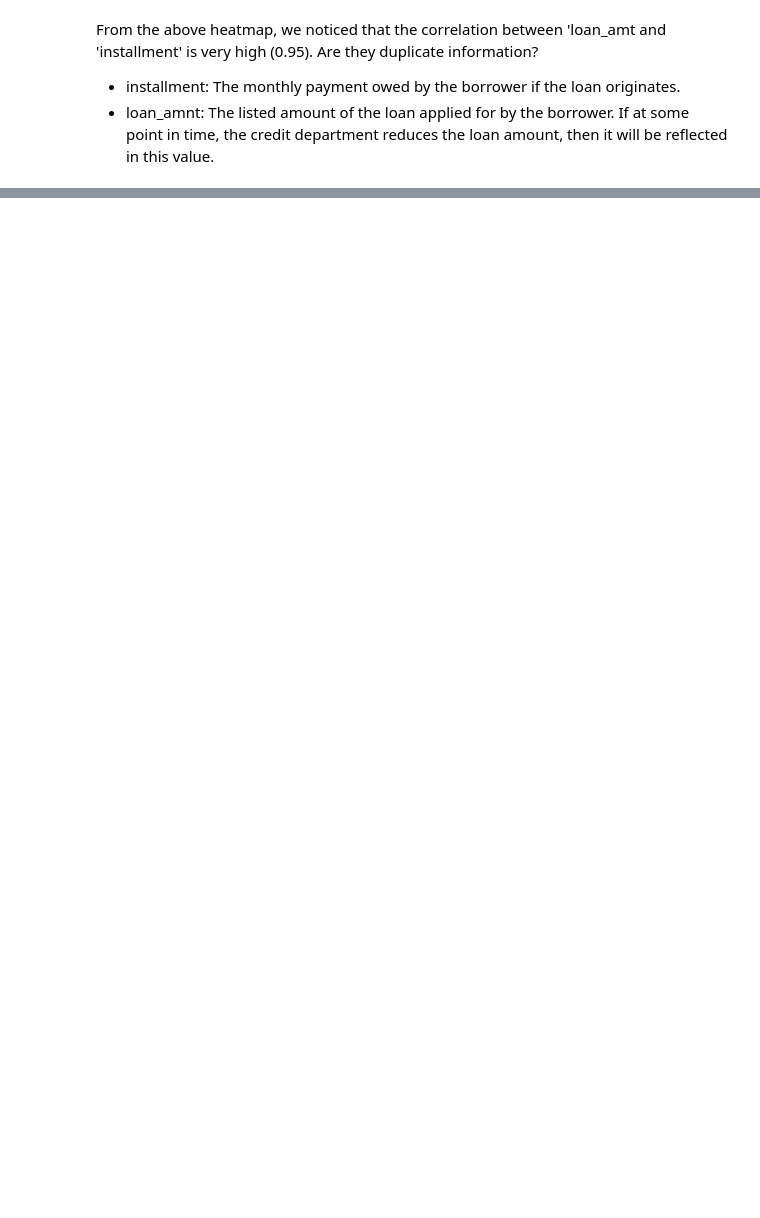
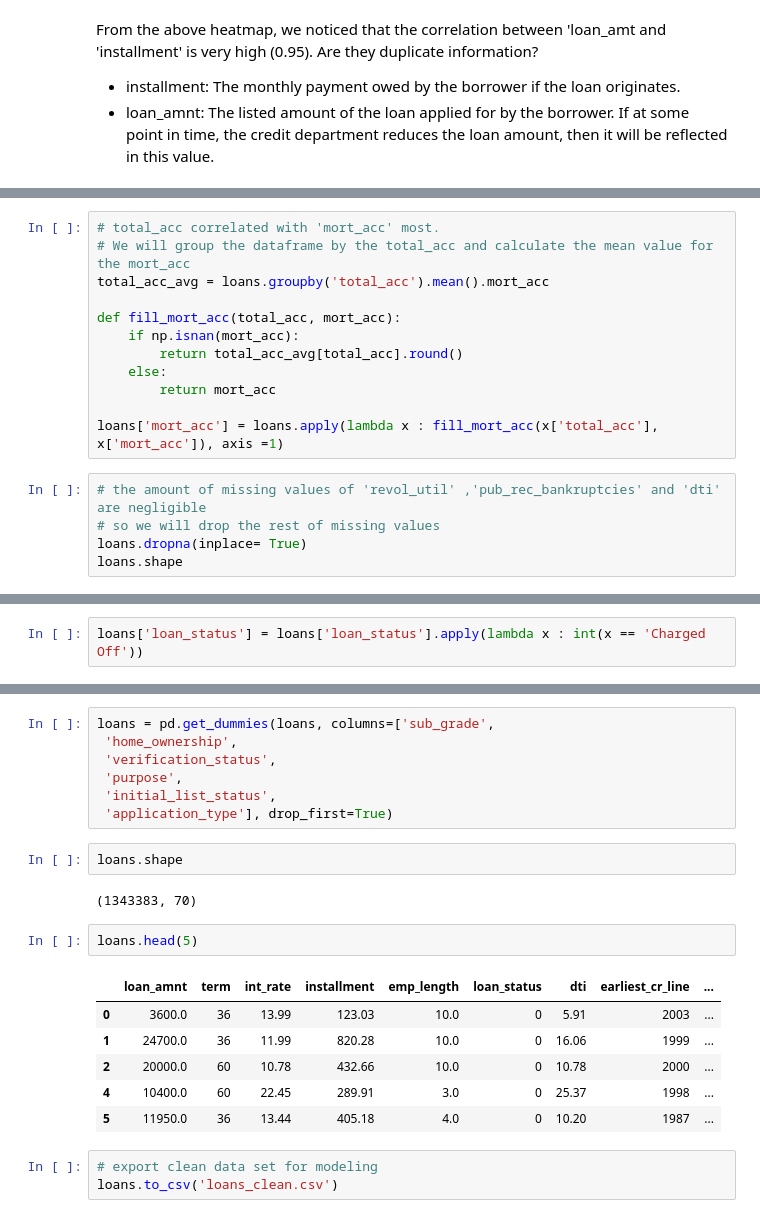
Before and after one commit to Siying6560/Lending-Club-Loan-Classification, a Jupyter notebook: LendingLoanEDA.ipynb, the cells around one changed output, grey strips where cells are left out. Cells and saved outputs as stored; diff of their text form; blank space fills up the shorter version.

```diff
--- a/LendingLoanEDA.ipynb
+++ b/LendingLoanEDA.ipynb
@@ -774,0 +911,17 @@ From the above heatmap, we noticed that the correlation between 'loan_amt and 'i
+# %%
+# total_acc correlated with 'mort_acc' most.
+# We will group the dataframe by the total_acc and calculate the mean value for the mort_acc
+total_acc_avg = loans.groupby('total_acc').mean().mort_acc
+
+def fill_mort_acc(total_acc, mort_acc):
+    if np.isnan(mort_acc):
+        return total_acc_avg[total_acc].round()
+    else:
+        return mort_acc
+
+loans['mort_acc'] = loans.apply(lambda x : fill_mort_acc(x['total_acc'], x['mort_acc']), axis =1)
+# %%
+# the amount of missing values of 'revol_util' ,'pub_rec_bankruptcies' and 'dti' are negligible
+# so we will drop the rest of missing values
+loans.dropna(inplace= True)
+loans.shape
@@ -774,0 +934,2 @@ From the above heatmap, we noticed that the correlation between 'loan_amt and 'i
+# %%
+loans['loan_status'] = loans['loan_status'].apply(lambda x : int(x == 'Charged Off'))
@@ -774,0 +949,23 @@ From the above heatmap, we noticed that the correlation between 'loan_amt and 'i
+# %%
+loans = pd.get_dummies(loans, columns=['sub_grade',
+ 'home_ownership',
+ 'verification_status',
+ 'purpose',
+ 'initial_list_status',
+ 'application_type'], drop_first=True)
+# %%
+loans.shape
+# %% [output]
+(1343383, 70)
+# %%
+loans.head(5)
+# %% [output]
+|  | loan_amnt | term | int_rate | installment | emp_length | loan_status | dti | earliest_cr_line | ... |
+| 0 | 3600.0 | 36 | 13.99 | 123.03 | 10.0 | 0 | 5.91 | 2003 | ... |
+| 1 | 24700.0 | 36 | 11.99 | 820.28 | 10.0 | 0 | 16.06 | 1999 | ... |
+| 2 | 20000.0 | 60 | 10.78 | 432.66 | 10.0 | 0 | 10.78 | 2000 | ... |
+| 4 | 10400.0 | 60 | 22.45 | 289.91 | 3.0 | 0 | 25.37 | 1998 | ... |
+| 5 | 11950.0 | 36 | 13.44 | 405.18 | 4.0 | 0 | 10.20 | 1987 | ... |
+# %%
+# export clean data set for modeling
+loans.to_csv('loans_clean.csv')
```
Also changed, not shown: parts of 25 cells of this notebook.
